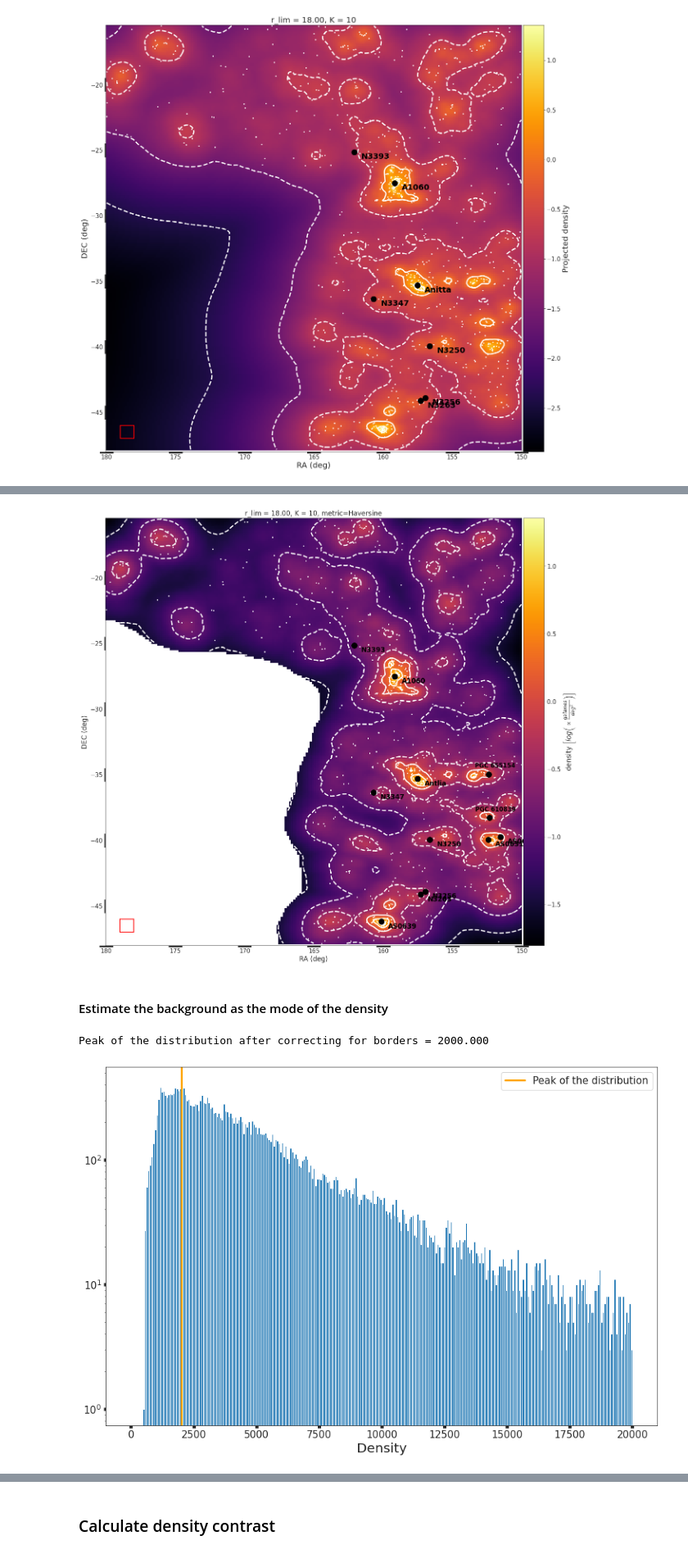
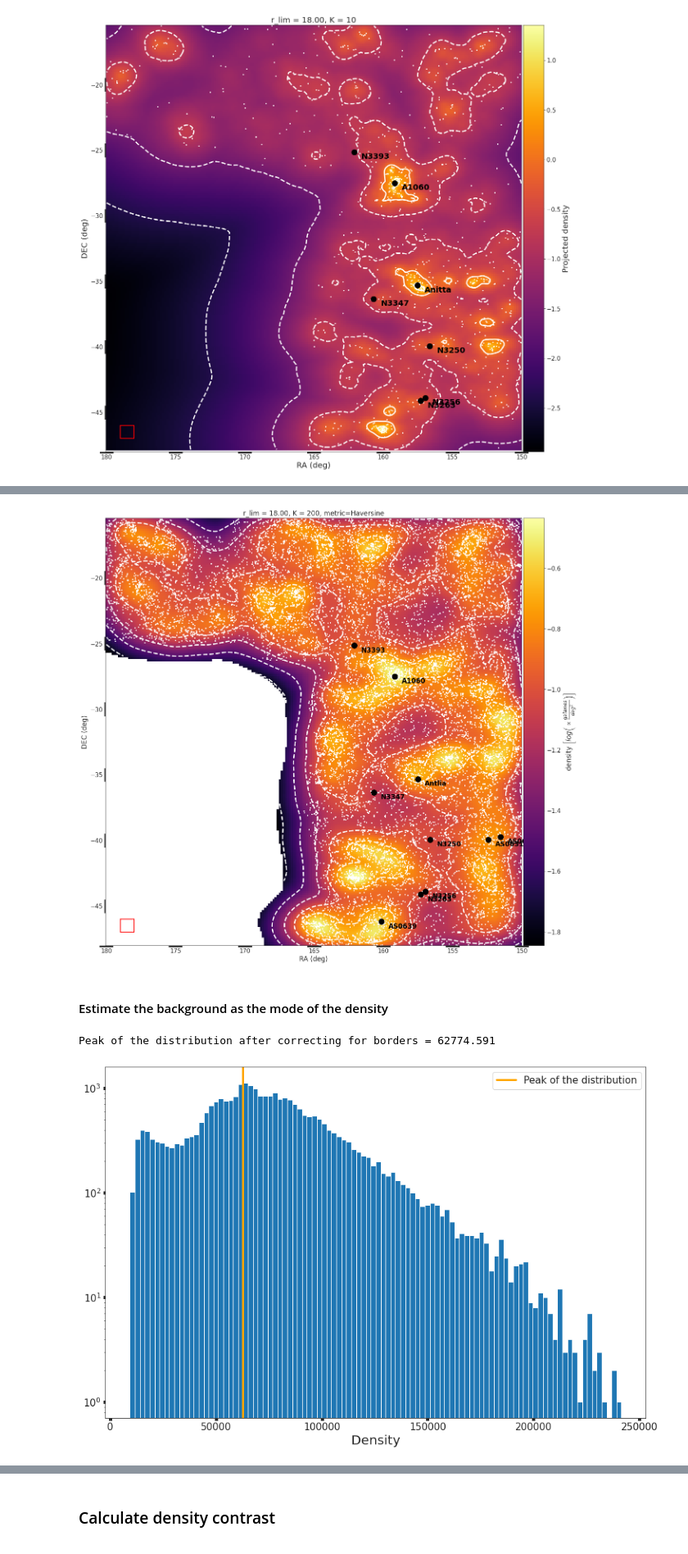
Before and after one commit to elismar2000/Hydra-Centaurus, a Jupyter notebook: hydra-centaurus-KNN-density.ipynb, the cells around one changed output, grey strips where cells are left out. Shown at 82% size. Drawn from its saved outputs; the diff is of its cells as text; code cells hidden in the pictures.

```diff
--- a/hydra-centaurus-KNN-density.ipynb
+++ b/hydra-centaurus-KNN-density.ipynb
@@ -35,9 +32,9 @@ g = pd.read_csv("Kourkchi&Tully_groups.dat", header=None)
 # %%
 table = pd.read_csv("tables_photometric/Hydra-Centaurus-Gaia-Crossmatch-probgal&isoarea.csv",
-                    usecols=["RA_2", "DEC_2", "PROB_GAL", "zml", "r_petro", "g_petro"])
+                    usecols=["RA", "DEC", "PROB_GAL", "zml", "r_petro", "g_petro"])
 # %%
-ra = table["RA_2"]
-dec = table["DEC_2"]
+ra = table["RA"]
+dec = table["DEC"]
 probgal = table["PROB_GAL"]
 zml = table["zml"]
 rpetro = table["r_petro"]
@@ -49,10 +46,8 @@ ra_min = 150
 dec_min = -48
 dec_max = -15
 
-mask = (rpetro < mlim) & (zml > 0.005) & (zml < 0.03) & (ra < ra_max) & (ra
-                    > ra_min) & (dec > dec_min) & (dec < dec_max)
-
-mask_s = (ra_s < ra_max) & (ra_s > ra_min) & (z_s < 0.05) & (dec_s > dec_min) & (dec_s < dec_max)
+#I used to use the cut in photo-z as (zml > 0.005) & (zml < 0.03)
+mask = (rpetro < mlim) & (ra < ra_max) & (ra > ra_min) & (dec > dec_min) & (dec < dec_max)
 # %% [markdown]
 ### Use KNN to estimate the density
 # %%
@@ -186,6 +181,6 @@ def knn2D(x, y, K, xbins=200j, ybins=200j, **kwargs):
     z = knd.eval(xy_sample)
     return xx, yy, np.reshape(z, xx.shape)
 # %%
-K = 10
+K = 200
 xx, yy, zz = knn2D(x, y, K=K, xbins=xbins, ybins=ybins)
 # %%
@@ -463,11 +430,11 @@ for ra_i, dec_i, text in zip(cl_ras[mask], cl_decs[mask], cl_names[mask]):
     ax.scatter(ra_i, dec_i, marker='o', s = 200, color="black", zorder=3)
     ax.text(ra_i-dx, dec_i-dx, s=text, fontsize=fontsize, fontweight='bold', color='black', zorder=4)
 
-ax.scatter(ra_gal1, dec_gal1, marker='o', s = 200, color="black", zorder=3)
-ax.text(ra_gal1+2*dx, dec_gal1+dx, s="PGC 610839", fontsize=labelsize, fontweight='bold', color='black', zorder=4)
+# ax.scatter(ra_gal1, dec_gal1, marker='o', s = 200, color="black", zorder=3)
+# ax.text(ra_gal1+2*dx, dec_gal1+dx, s="PGC 610839", fontsize=labelsize, fontweight='bold', color='black', zorder=4)
 
-ax.scatter(ra_gal2, dec_gal2, marker='o', s = 200, color="black", zorder=3)
-ax.text(ra_gal2+2*dx, dec_gal2+dx, s="PGC 655154", fontsize=labelsize, fontweight='bold', color='black', zorder=4)
+# ax.scatter(ra_gal2, dec_gal2, marker='o', s = 200, color="black", zorder=3)
+# ax.text(ra_gal2+2*dx, dec_gal2+dx, s="PGC 655154", fontsize=labelsize, fontweight='bold', color='black', zorder=4)
 
 
 rect = patches.Rectangle((178, -47), 1, 1, linewidth=2, edgecolor='r', facecolor='none')
@@ -478,36 +445,36 @@ ax.set_ylim(-48)
 ax.set_xlim(150)
 ax.invert_xaxis()
 # %% [output]
-[figure, old version]
+[figure, new version]
 # %% [markdown]
 #### Estimate the background as the mode of the density
 # %%
 labelsize = 15
 
 fig = plt.figure(figsize=(15, 10))
 ax = fig.add_subplot(111)
 
 dens = zz_without_borders.flatten()[~np.isnan(zz_without_borders.flatten())]
-hist = ax.hist(dens, bins=300, range=[0, 2e4])
+hist = ax.hist(dens, bins=100)
 
 mean = np.mean(dens)
 median = np.median(dens)
 mode1 = hist[1][np.argmax(hist[0])]
 mode2 = 2.5*median - 1.5*mean
 
 # ax.axvline(mode2, color="red", label="2.5*median - 1.5*mean", lw=3)
 ax.axvline(mode1, color="orange", label="Peak of the distribution", lw=3)
 ax.set_xlabel("Density", fontsize=20)
 
 ax.xaxis.set_tick_params(labelsize=labelsize, width=5)
 ax.yaxis.set_tick_params(labelsize=labelsize, width=5)
 
 ax.set_yscale("log")
 
 plt.legend(fontsize=15)
 
-
-print("Peak of the distribution after correcting for borders = {:.3f}".format(mode1))
+background_density = mode1
+print("Peak of the distribution after correcting for borders = {:.3f}".format(background_density))
 # %% [output]
-Peak of the distribution after correcting for borders = 2000.000
+Peak of the distribution after correcting for borders = 62774.591
-[figure, old version]
+[figure, new version]
```
Also changed, not shown: parts of 32 cells of this notebook.
